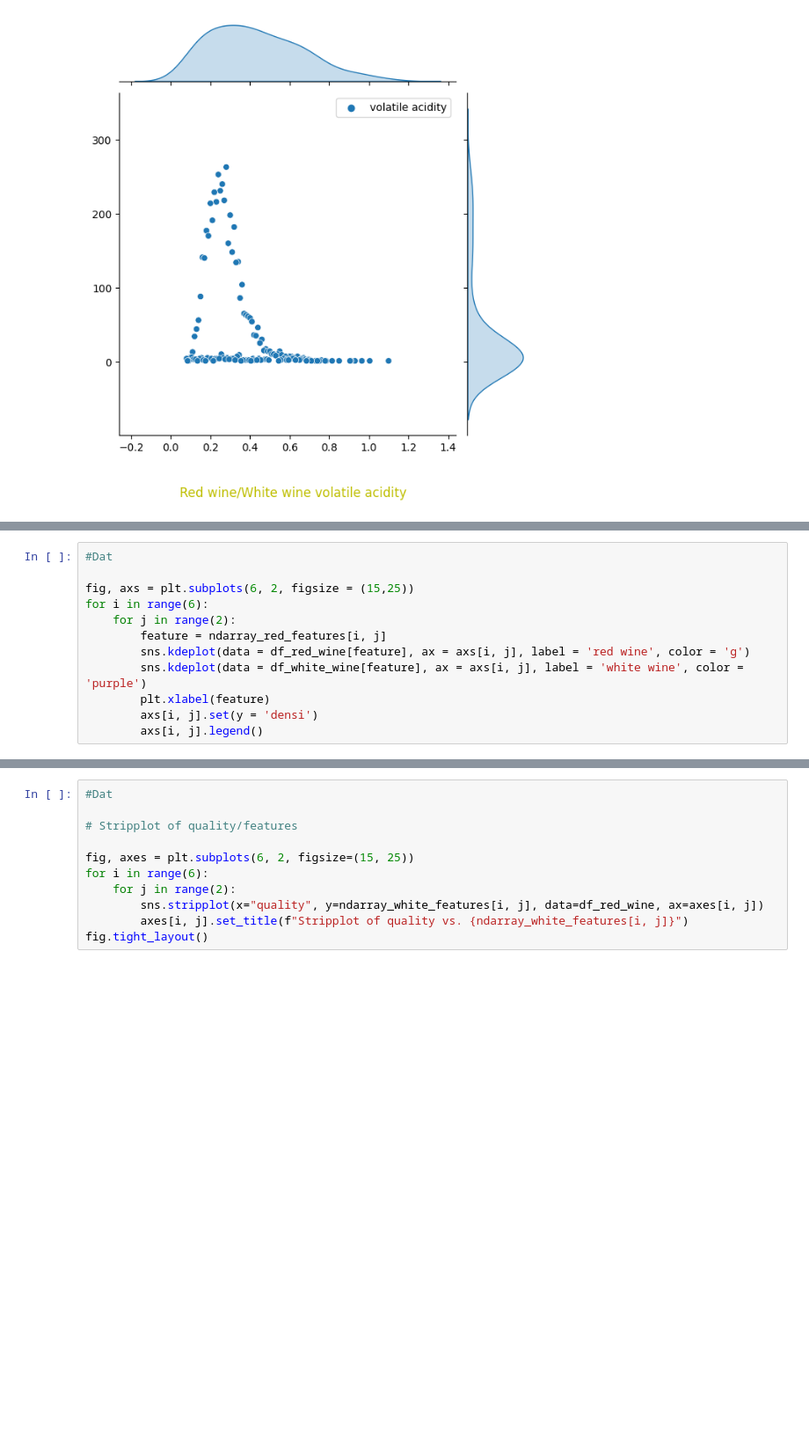
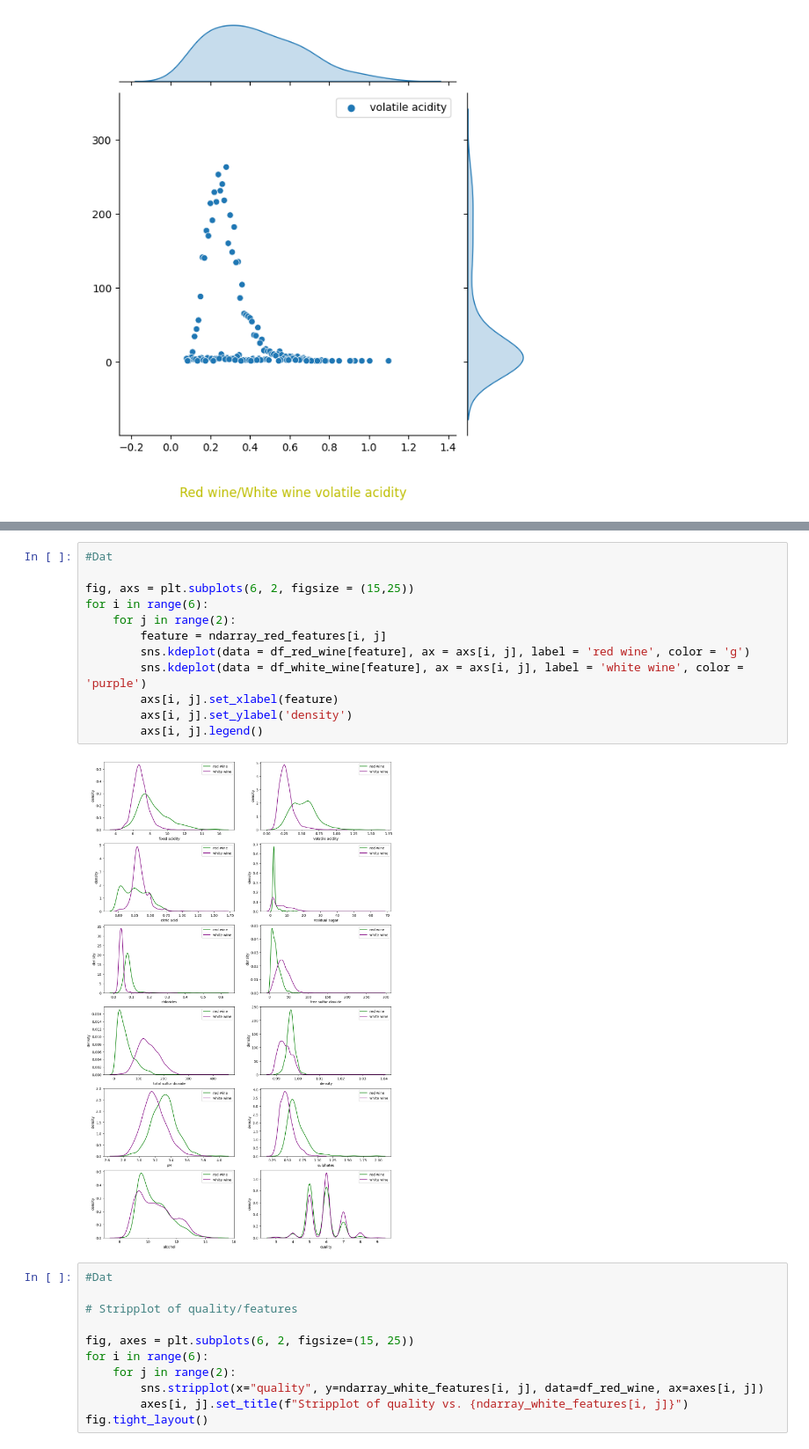
Before and after one commit to Vukhacson/WineQuality, a Jupyter notebook: SMSmall/SMSmall_Wine_quality_data_exploration.ipynb, the cells around one changed output, grey strips where cells are left out. Shown at 88% size. Cells and saved outputs as stored; diff of their text form; blank space fills up the shorter version.

Commit message:
Feature red/white comparison

```diff
--- a/SMSmall/SMSmall_Wine_quality_data_exploration.ipynb
+++ b/SMSmall/SMSmall_Wine_quality_data_exploration.ipynb
@@ -376,12 +358,0 @@ plt.legend()
-# %%
-#Dat
-
-fig, axs = plt.subplots(6, 2, figsize = (15,25))
-for i in range(6):
-    for j in range(2):
-        feature = ndarray_red_features[i, j]
-        sns.kdeplot(data = df_red_wine[feature], ax = axs[i, j], label = 'red wine', color = 'g')
-        sns.kdeplot(data = df_white_wine[feature], ax = axs[i, j], label = 'white wine', color = 'purple')
-        plt.xlabel(feature)
-        axs[i, j].set(y = 'densi')
-        axs[i, j].legend()
@@ -390,3 +376,17 @@ for i in range(6):
+# %%
+#Dat
+
+fig, axs = plt.subplots(6, 2, figsize = (15,25))
+for i in range(6):
+    for j in range(2):
+        feature = ndarray_red_features[i, j]
+        sns.kdeplot(data = df_red_wine[feature], ax = axs[i, j], label = 'red wine', color = 'g')
+        sns.kdeplot(data = df_white_wine[feature], ax = axs[i, j], label = 'white wine', color = 'purple')
+        axs[i, j].set_xlabel(feature)
+        axs[i, j].set_ylabel('density')
+        axs[i, j].legend()
+# %% [output]
+[figure, added]
 # %%
 #Dat
 
```
Also changed, not shown: parts of 3 cells of this notebook.
